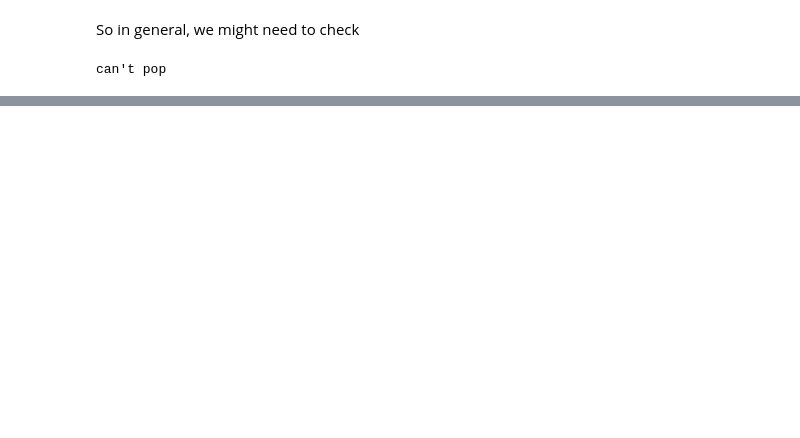
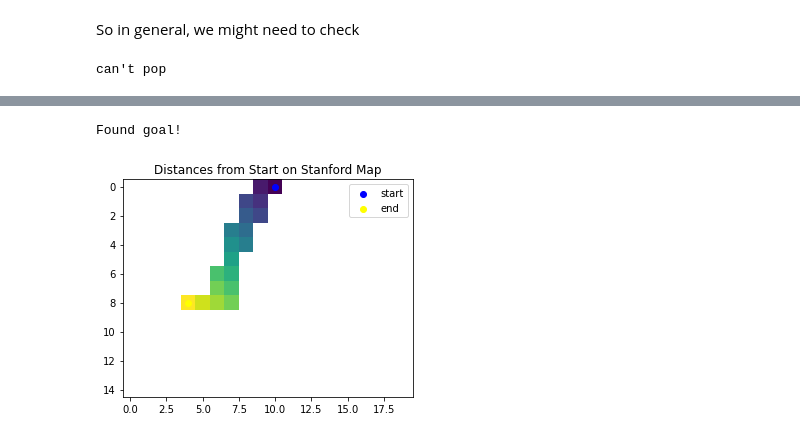
Before and after one commit to brentyi/ai4all_robotics_2020, a Jupyter notebook: graphs/Graphs 1.ipynb, the cells around one changed output, grey strips where cells are left out. Drawn from its saved outputs; the diff is of its cells as text; code cells hidden in the pictures; blank space fills up the shorter version.

```diff
--- a/graphs/Graphs 1.ipynb
+++ b/graphs/Graphs 1.ipynb
@@ -153,5 +264,5 @@ Now let's write a function that get's the neighbors of vertices
 # %%
-def neighbors(A, i):
+def neighbors(A, k):
     """Get the neighbors of vertex `i`
 
     Args:
@@ -161,11 +272,12 @@ def neighbors(A, i):
     assert len(A.shape) == 2
     assert A.shape[0] == A.shape[1]
 
-    # we have k vertices
-    k = A.shape[0]
+    # we have o vertices
+    o = A.shape[0]
+    assert k < o
 
     # ~~START DELETE~~
-    return [j for j in range(k) if A[i, j] == 1]
+    return [j for j in range(o) if A[k, j] == 1]
     # ~~END DELETE~~
 # %% [markdown]
 Does vertex 0, the top left have any neighbors?
@@ -212,3 +334,3 @@ What happens if we pop from a queue when it's empty?
 # %%
-elem = queue[0]
-queue = queue[1:]
+#elem = queue[0]
+#queue = queue[1:]
@@ -263,0 +392,12 @@ def breadth_first_search(A, start, goal):
+# %%
+queue = []
+# YOUR CODE HERE
+# ~~START DELETE~~
+push(queue, (1,2))
+push(queue, (3,4))
+push(queue, (5,6))
+queue, _ = pop(queue)
+queue, _ = pop(queue)
+push(queue, (11,12))
+# ~~END DELETE~~
+print(queue)
@@ -263,0 +454,20 @@ def breadth_first_search(A, start, goal):
+# %%
+stanford_start = vertex_of_cell(stanford_map, 0, 10)
+stanford_end = vertex_of_cell(stanford_map, 8, 4)
+stanford_costs = uniform_cost_search(
+    stanford_adjacency,
+    stanford_start,
+    stanford_end,
+)
+# %% [output]
+Found goal!
+# %%
+visualize_costs(
+    "Distances from Start on Stanford Map",
+    stanford_map,
+    stanford_costs,
+    start=[0, 10],
+    end=[8,4],
+)
+# %% [output]
+[figure, added]
```
Also changed, not shown: parts of 56 cells of this notebook, 1 other file.
